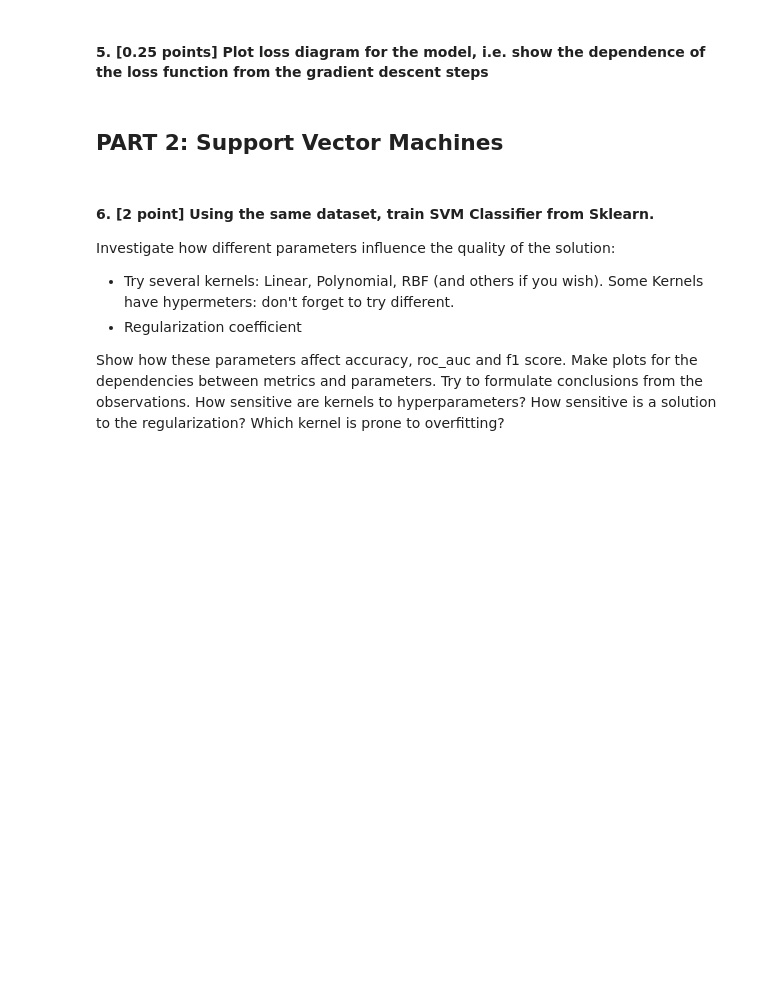
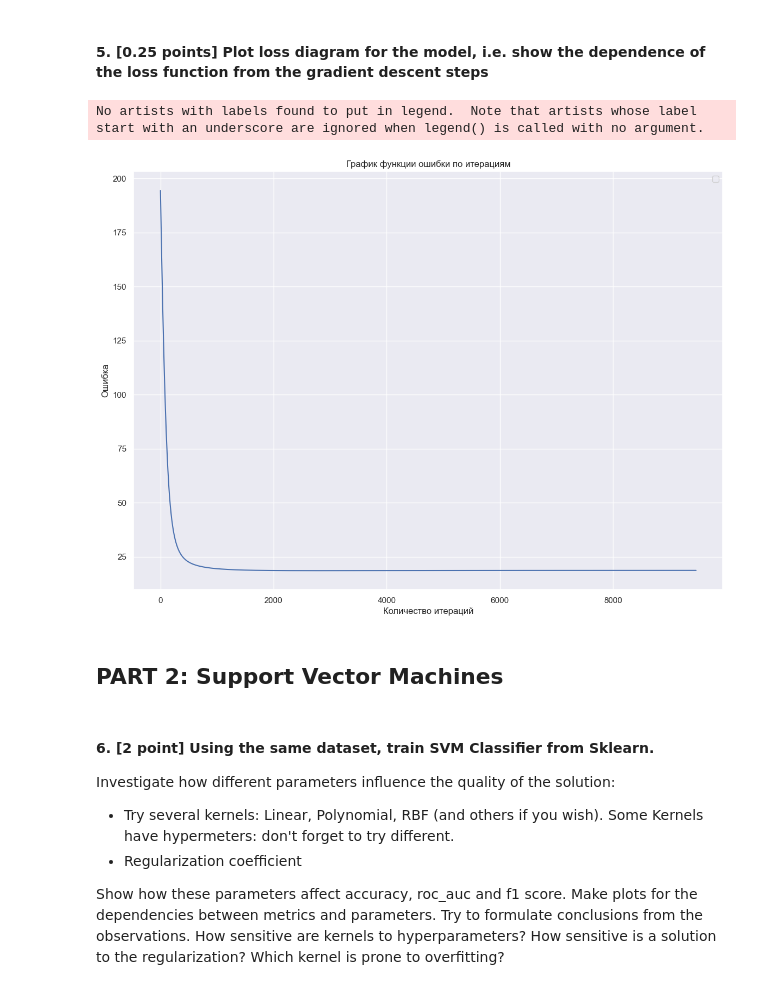
Before and after one commit to Bogdan108/ML, a Jupyter notebook: HW/HW3_v8.ipynb, the cells around one changed output. Cells and saved outputs as stored; diff of their text form; code cells hidden in the pictures; blank space fills up the shorter version.

```diff
--- a/HW/HW3_v8.ipynb
+++ b/HW/HW3_v8.ipynb
@@ -70,7 +72,7 @@ The template provides basic sklearn API class. You are free to modify it in any
 from sklearn.base import BaseEstimator, ClassifierMixin
 # %%
 class Logit(BaseEstimator, ClassifierMixin):
-    def __init__(self, beta=1.0, gamma=1.0, lr=1e-3, tolerance=0.01, max_iter=1000, random_state=42):
+    def __init__(self, beta=1.0, gamma=1.0, lr=1e-4, tolerance=1e-5, max_iter=100000, random_state=42):
         self.beta = beta
         self.gamma = gamma
         self.tolerance = tolerance
@@ -78,20 +80,43 @@ class Logit(BaseEstimator, ClassifierMixin):
         self.learning_rate = lr
         self.random_state = random_state
         self.w = None
+        self.loss_history = None
+        self.w0 = None
+        self.indicator_ones = False
+
         # you may additional properties if you wish
 
     def fit(self, X, y):
         # add weights and bias and optimize Elastic Net loss over (X,y) dataset
         # save history of optimization steps
+        self.loss_history = []
 
-        # your code here
+        if self.indicator_ones == False:
+            self.indicator_ones == True
+            ones_column = np.ones((X.shape[0], 1))
+            X = np.c_[ones_column, X]
 
+        if self.w0 is None:
+            self.w0 = np.random.normal(0, 1, size=X.shape[1])
+            self.w = self.w0.copy()
+
+        for i in range(self.max_iter):
+            new_w = get_grad(X, y, self.w)
+            new_w = self.w - self.learning_rate*new_w
+            diff = self.w - new_w
+            if np.linalg.norm(diff, ord=1) < self.tolerance:
+                break
+            self.w = new_w
+            self.loss_history.append(loss(X, y, self.w))
         return self
 
     def predict(self, X):
-        # return vector of predicted labels (0 or 1) for each object from X
-        # your code here
+        if self.w is None:
+            raise Exception('Not trained yet')
 
+        ones_column = np.ones((X.shape[0], 1))
+        X_new = np.c_[ones_column, X]
+        predict = np.round(sigmoid(np.dot(X_new, self.w)))
         return predict
 
     def predict_proba(self, X):
@@ -127,3 +154,18 @@ plot_decision_boundary(model, X, y)
+# %%
+loss_hist = model.loss_history
+
+plt.figure(figsize=(14, 10))
+plt.plot(loss_hist)
+
+plt.xlabel('Количество итераций')
+plt.ylabel('Ошибка')
+plt.title('График функции ошибки по итерациям')
+plt.legend()
+
+plt.show()
+# %% [output]
+No artists with labels found to put in legend.  Note that artists whose label start with an underscore are ignored when legend() is called with no argument.
+[figure, added]
 # %% [markdown]
 ## PART 2: Support Vector Machines
 # %% [markdown]
```
Also changed, not shown: parts of 7 cells of this notebook.
